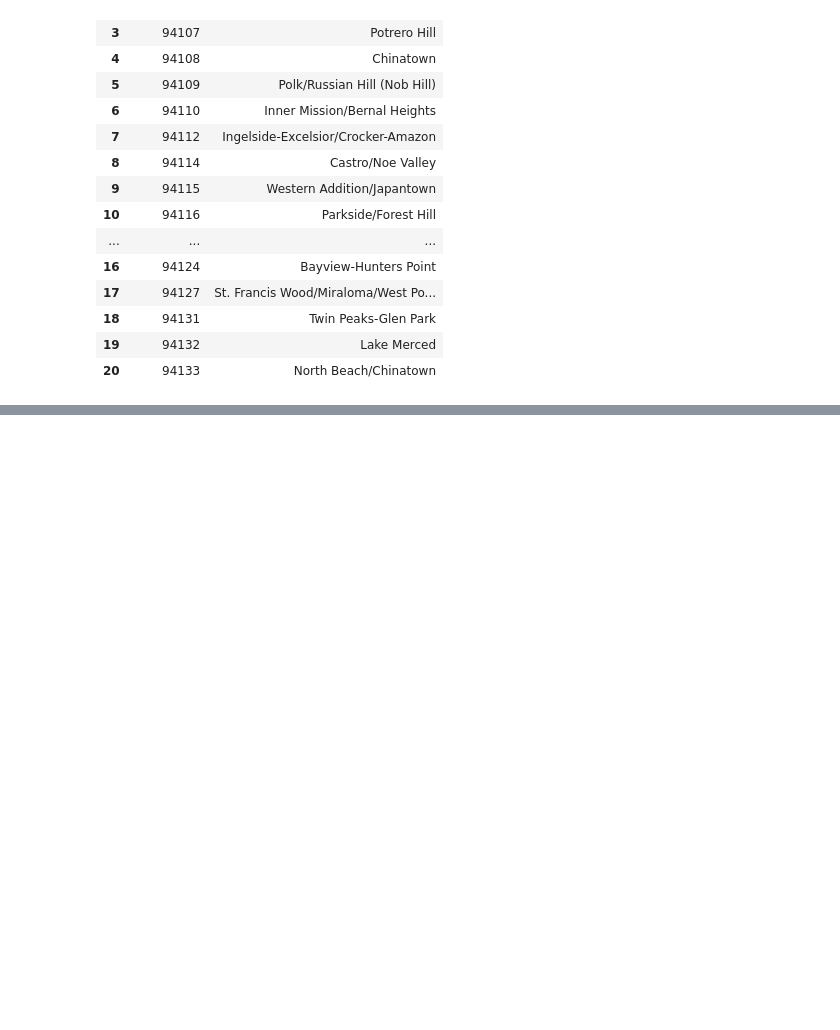
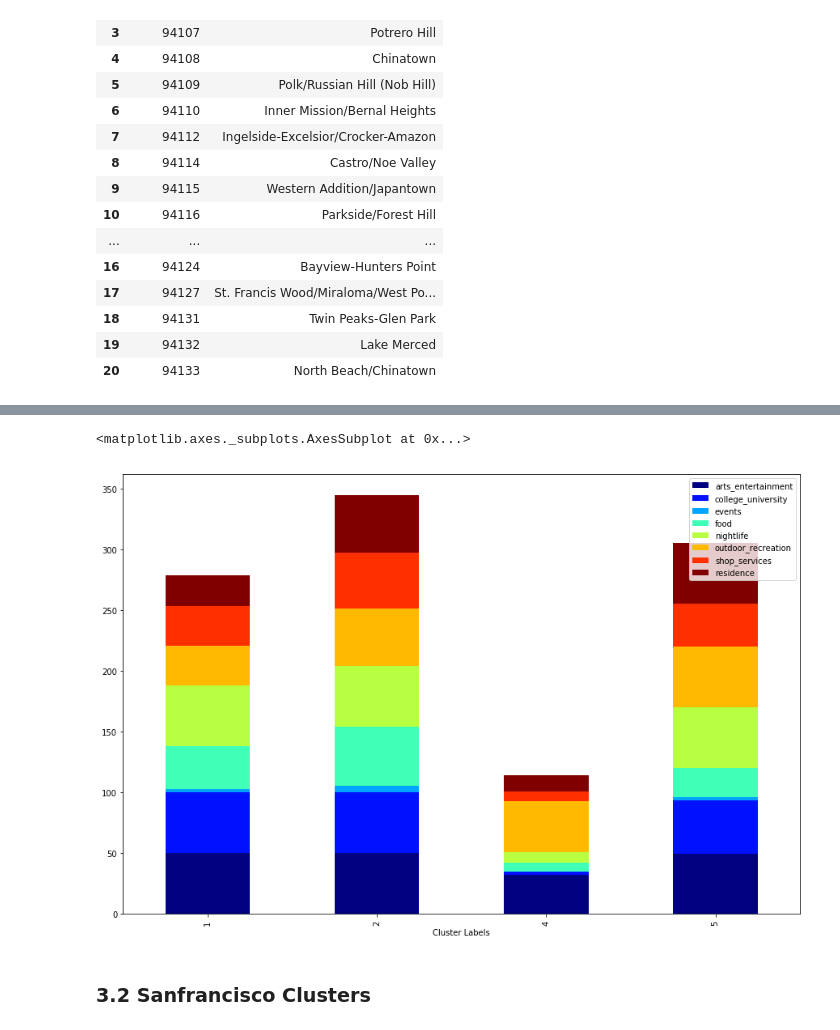
Before and after one commit to orbiarve/capstone-project, a Jupyter notebook: Cornern Finder.ipynb, the cells around one changed output, grey strips where cells are left out. Saved outputs shown, nothing was run; the diff lists cells and outputs as text; code cells hidden in the pictures; blank space fills up the shorter version.

```diff
--- a/Cornern Finder.ipynb
+++ b/Cornern Finder.ipynb
@@ -660,0 +518,8 @@ Conclusion section where you conclude the report.
+# %%
+#the mean of venues in clusters in Miami
+sfmia[sfmia["Neighborhood Latitude"]<30].drop(columns=["Neighborhood Latitude","Neighborhood Longitude"]).groupby(['Cluster Labels']).mean().plot.bar(figsize=(15,10), stacked=True, colormap='jet')
+# %% [output]
+<matplotlib.axes._subplots.AxesSubplot at 0x...>
+[figure, added]
+# %% [markdown]
+### 3.2 Sanfrancisco Clusters
```
Also changed, not shown: parts of 68 cells of this notebook, 1 other file.
